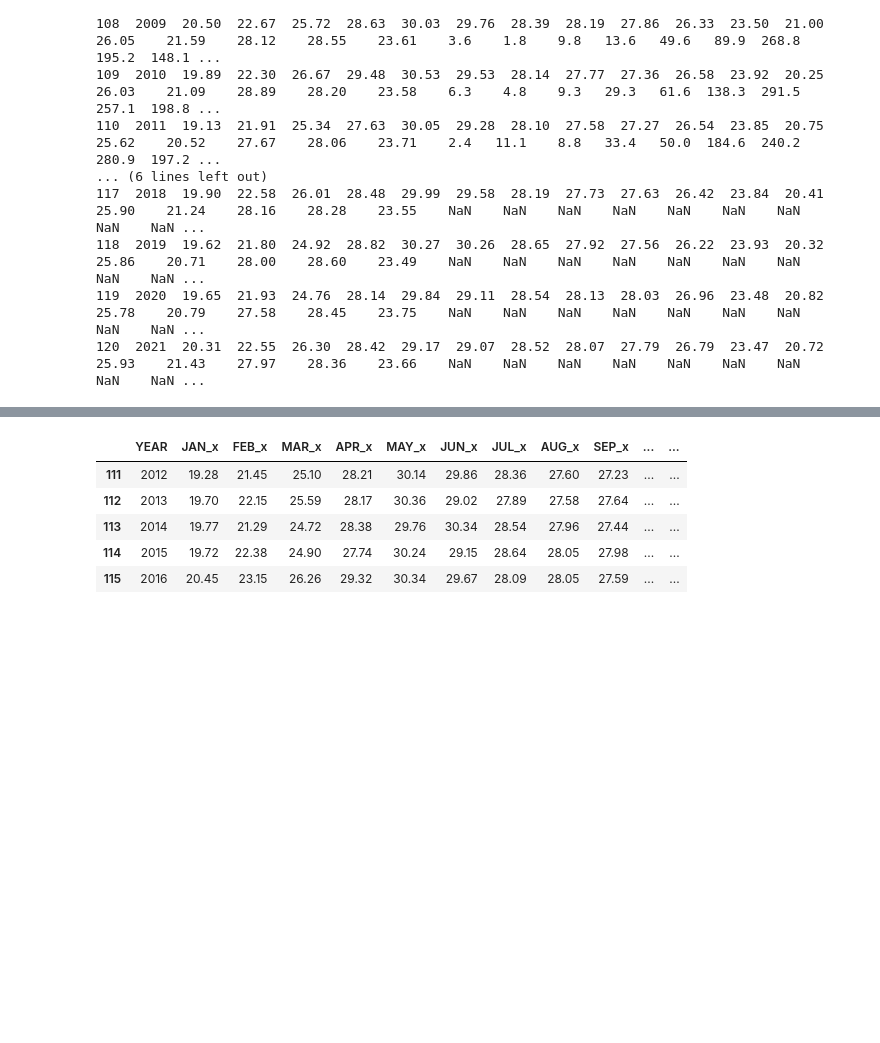
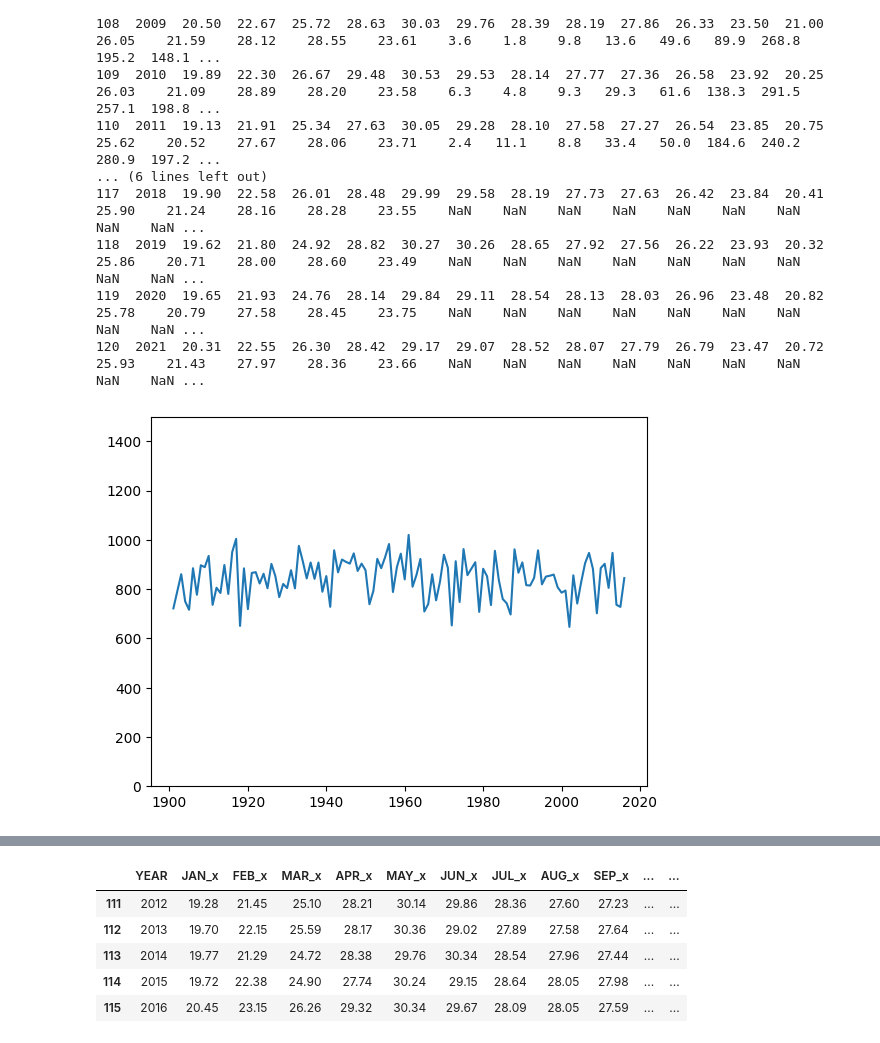
Before and after one commit to Yuvraj-Sankhyan/Monsoon_Rain_Amount_Prediction, a Jupyter notebook: Monsoon__Prediction_.ipynb, the cells around one changed output, grey strips where cells are left out. Saved outputs shown, nothing was run; the diff lists cells and outputs as text; code cells hidden in the pictures; blank space fills up the shorter version.

```diff
--- a/Monsoon__Prediction_.ipynb
+++ b/Monsoon__Prediction_.ipynb
@@ -153,3 +153,11 @@ print(df_merged[100:].to_string())
 # %%
 df_train = df_merged[df_merged['ANN'].notna()]
 df_future = df_merged[df_merged['ANN'].isna()]
+# %%
+import matplotlib.pyplot as plt
+
+plt.plot(df_train['YEAR'],df_train['JJAS'])
+plt.ylim(0,1500)
+plt.show()
+# %% [output]
+[figure, added]
```
Also changed, not shown: parts of 8 cells of this notebook.
